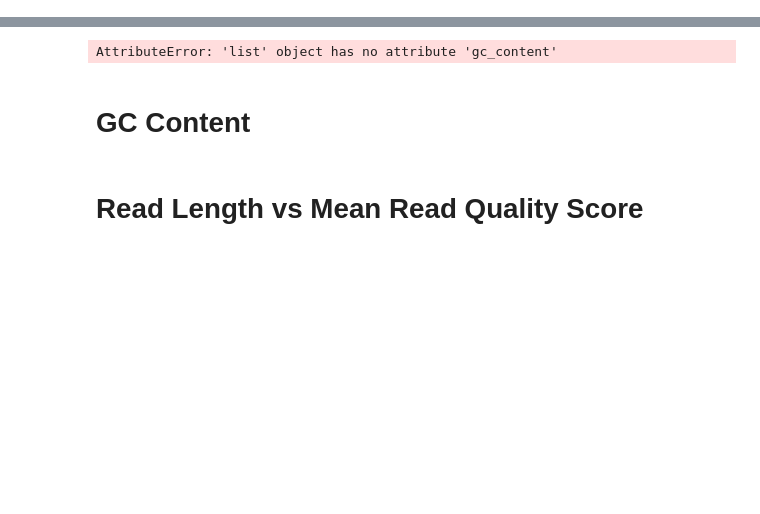
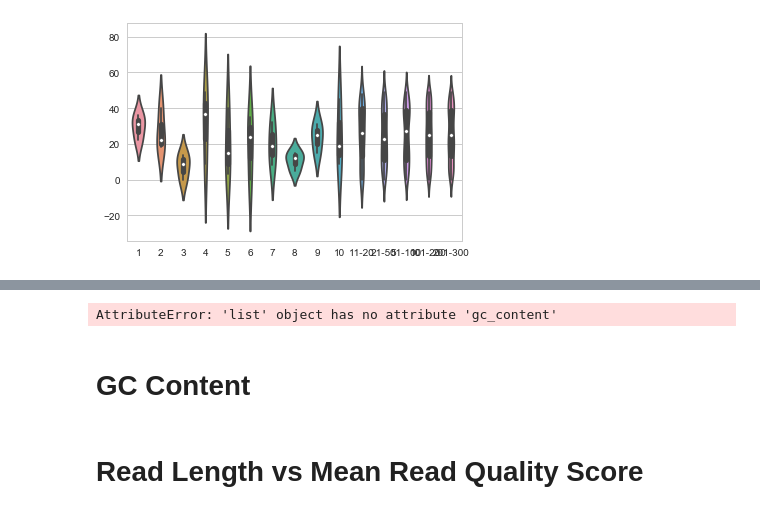
Before and after one commit to mbhall88/pistis, a Jupyter notebook: examples/plot_prototyping.ipynb, the cells around one changed output, grey strips where cells are left out. Cells and saved outputs as stored; diff of their text form; code cells hidden in the pictures; blank space fills up the shorter version.

```diff
--- a/examples/plot_prototyping.ipynb
+++ b/examples/plot_prototyping.ipynb
@@ -35,9 +17,9 @@ The backend was *originally* set to 'module://ipykernel.pylab.backend_inline' by
 # %%
 bin_names = ['1', '2', '3', '4', '5', '6', '7', '8', '9', '10', '11-20',
-             '21-50', '51-100', '101-200', '201-300', '301-1000', '1001-10000', '>10000']
-bin_starts = np.append(np.arange(11), np.array([21, 51, 101, 201, 301, 1001, 10001, None]))
-read_length = 11000
-reads = 700
+             '21-50', '51-100', '101-200', '201-300']
+bin_starts = np.append(np.arange(11), np.array([21, 51, 101, 201, 301]))
+read_length = 500
+reads = 3
 # %%
 # data = iter(
 #     random.choices(range(50), k=read_length)
@@ -56,11 +58,13 @@ data = [
 # %%
 # %%timeit -n 5 -r 3
 d = OrderedDict()
 for row in data:
     for i, (idx, name) in enumerate(zip(bin_starts[:-1], bin_names)):
         if not name in d.keys():
             d[name] = []
         d[name].extend(row[idx: bin_starts[i+1]])
 fig, ax = plt.subplots()
-p=sns.violinplot(data=d, ax=ax, order=list(d.keys()))
-# _=p.set_xticklabels(bin_names)
+p=sns.violinplot(data=list(d.values()), ax=ax)
+_=p.set_xticklabels(bin_names)
+# %% [output]
+[figure, added]
```
Also changed, not shown: parts of 6 cells of this notebook, 9 other files.
